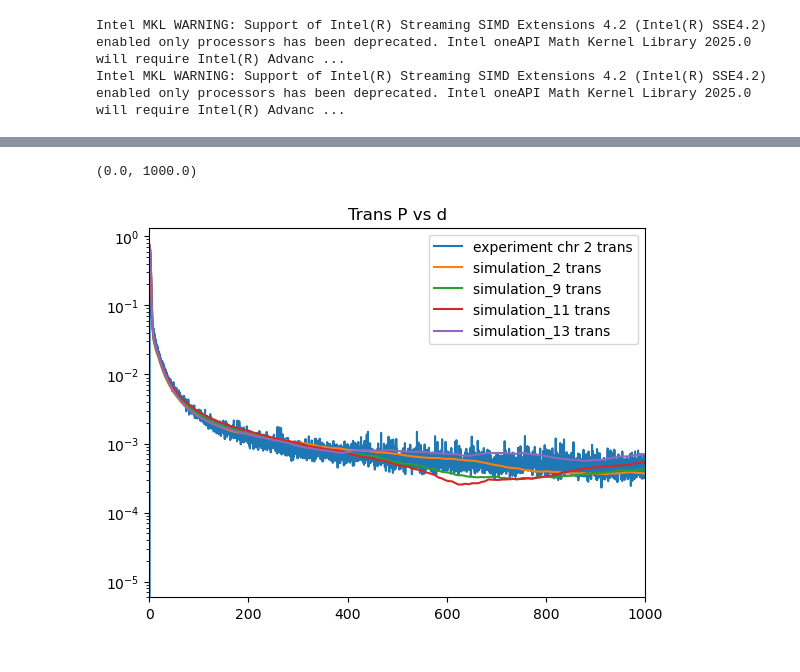
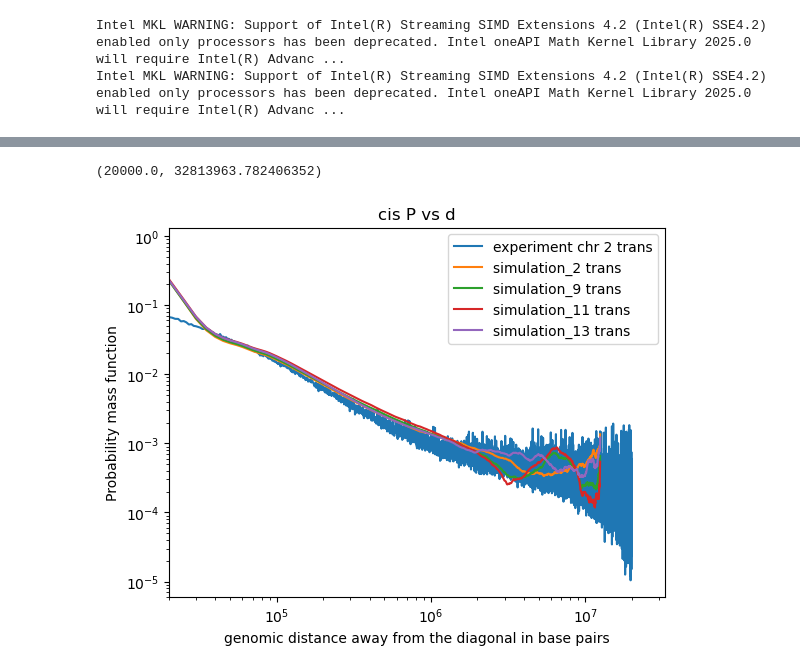
Before and after one commit to DiPierroLab/Douglas, a Jupyter notebook: 6_extra_tools/P_vs_d_experimental_compare_computational.ipynb, the cells around one changed output, grey strips where cells are left out. Cells and saved outputs as stored; diff of their text form; code cells hidden in the pictures.

```diff
--- a/6_extra_tools/P_vs_d_experimental_compare_computational.ipynb
+++ b/6_extra_tools/P_vs_d_experimental_compare_computational.ipynb
@@ -88,22 +95,26 @@ plt.xlim(0,1000)
 # %%
 # TRANS
 # Plot average normalized trans Hi-C contact probability vs genomic distance (in kilobases)
 
 # Plot trans experimental data
-plt.plot(.25*d_experiment_20000kb, 50*P_trans_experiment, label='experiment chr 2 trans')
+bin_size = 1000 # base pairs
+plt.plot(bin_size*d_experiment_20000kb, 50*P_trans_experiment, label='experiment chr 2 trans')
 
 # Plot trans simulation data
-plt.plot(d_simulation_2500beads, P_trans_simulation_2, label='simulation_2 trans')
-plt.plot(d_simulation_2500beads, P_trans_simulation_9, label='simulation_9 trans')
-plt.plot(d_simulation_2500beads, P_trans_simulation_11, label='simulation_11 trans')
-plt.plot(d_simulation_2500beads, P_trans_simulation_13, label='simulation_13 trans')
+bead_size = 5000 # in base pairs; tune to line up the pmfs.
+plt.plot(bead_size*d_simulation_2500beads, P_trans_simulation_2, label='simulation_2 trans')
+plt.plot(bead_size*d_simulation_2500beads, P_trans_simulation_9, label='simulation_9 trans')
+plt.plot(bead_size*d_simulation_2500beads, P_trans_simulation_11, label='simulation_11 trans')
+plt.plot(bead_size*d_simulation_2500beads, P_trans_simulation_13, label='simulation_13 trans')
 
 # Plot settings
-plt.title('Trans P vs d')
+plt.title('cis P vs d')
 plt.legend()
-#plt.xscale('log')
+plt.xlabel('genomic distance away from the diagonal in base pairs')
+plt.xscale('log')
+plt.ylabel('Probability mass function')
 plt.yscale('log')
-plt.xlim(0,1000)
+plt.xlim(2e4)
 # %% [output]
-(0.0, 1000.0)
+(20000.0, 32813963.782406352)
-[figure, old version]
+[figure, new version]
```
Also changed, not shown: parts of 3 cells of this notebook, 12 other files.
